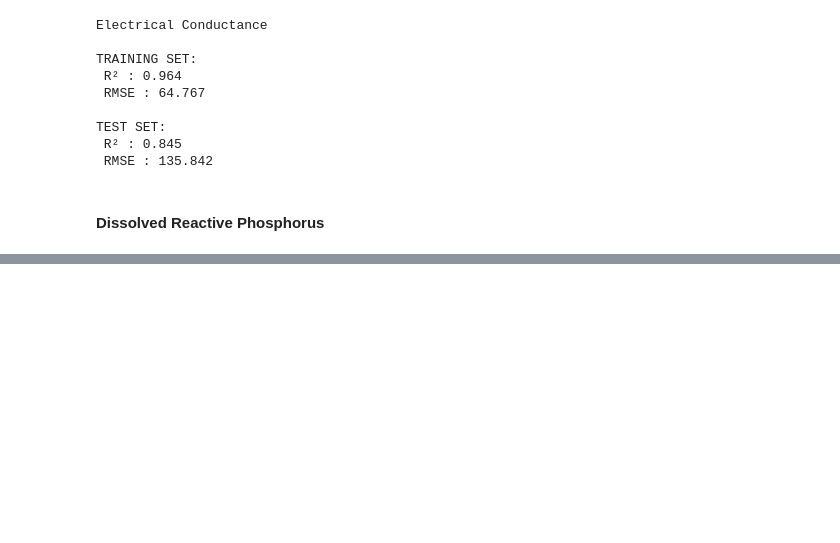
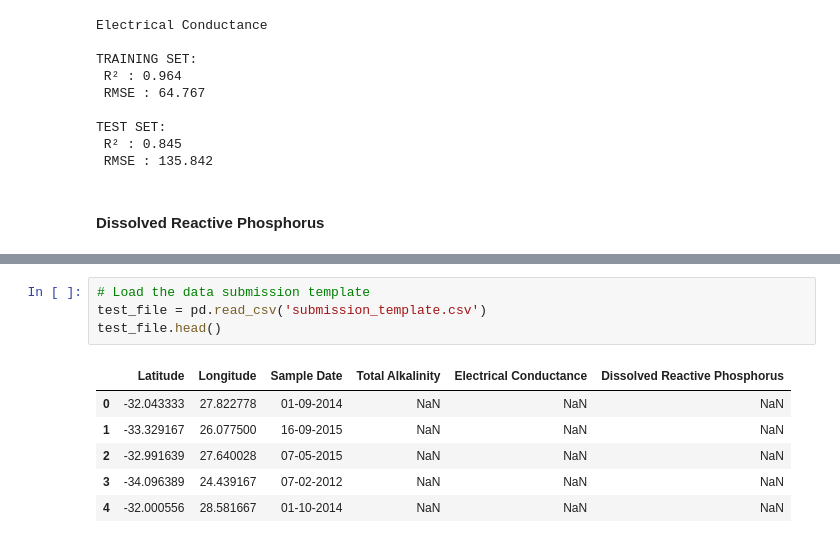
Before and after one commit to TonnieD/EY_AI_-_Data_Challenge, a Jupyter notebook: xgboost.ipynb, the cells around one changed output, grey strips where cells are left out. Drawn from its saved outputs; the diff is of its cells as text; blank space fills up the shorter version.

```diff
--- a/xgboost.ipynb
+++ b/xgboost.ipynb
@@ -285,0 +394,11 @@ TEST SET:
+# %%
+# Load the data submission template
+test_file = pd.read_csv('submission_template.csv')
+test_file.head()
+# %% [output]
+|  | Latitude | Longitude | Sample Date | Total Alkalinity | Electrical Conductance | Dissolved Reactive Phosphorus |
+| 0 | -32.043333 | 27.822778 | 01-09-2014 | NaN | NaN | NaN |
+| 1 | -33.329167 | 26.077500 | 16-09-2015 | NaN | NaN | NaN |
+| 2 | -32.991639 | 27.640028 | 07-05-2015 | NaN | NaN | NaN |
+| 3 | -34.096389 | 24.439167 | 07-02-2012 | NaN | NaN | NaN |
+| 4 | -32.000556 | 28.581667 | 01-10-2014 | NaN | NaN | NaN |
```
Also changed, not shown: parts of 14 cells of this notebook, 3 other files.
